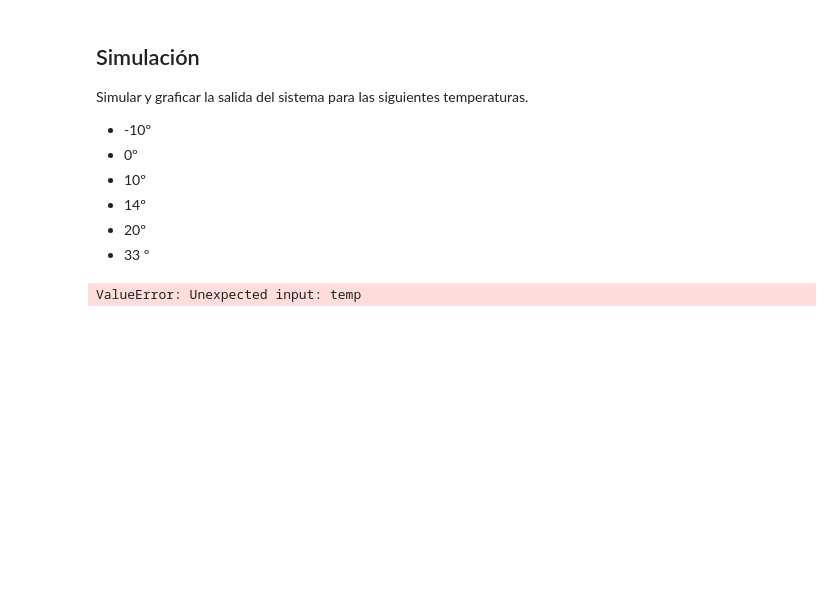
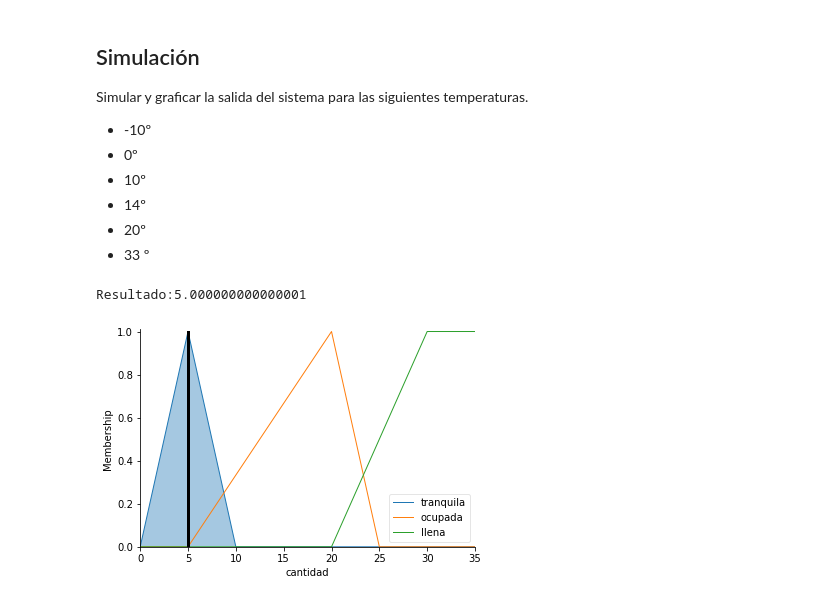
Before and after one commit to estebanarivasv/IA-2021, a Jupyter notebook: tp2/Ejercicio1.ipynb, the cells around one changed output. Cells and saved outputs as stored; diff of their text form; code cells hidden in the pictures; blank space fills up the shorter version.

```diff
--- a/tp2/Ejercicio1.ipynb
+++ b/tp2/Ejercicio1.ipynb
@@ -65,13 +65,14 @@ Simular y graficar la salida del sistema para las siguientes temperaturas.
 # %%
 ctrSys = ctrl.ControlSystem(rules)
 customers = ctrl.ControlSystemSimulation(ctrSys)
 
 
-customers.input['temp'] = -10
+customers.input['temperatura'] = -10
 
 customers.compute()
 
 cantidad.view(sim=customers)
 print("Resultado:"+str(customers.output['cantidad']))
 # %% [output]
-ValueError: Unexpected input: temp
+Resultado:5.000000000000001
+[figure, added]
```
